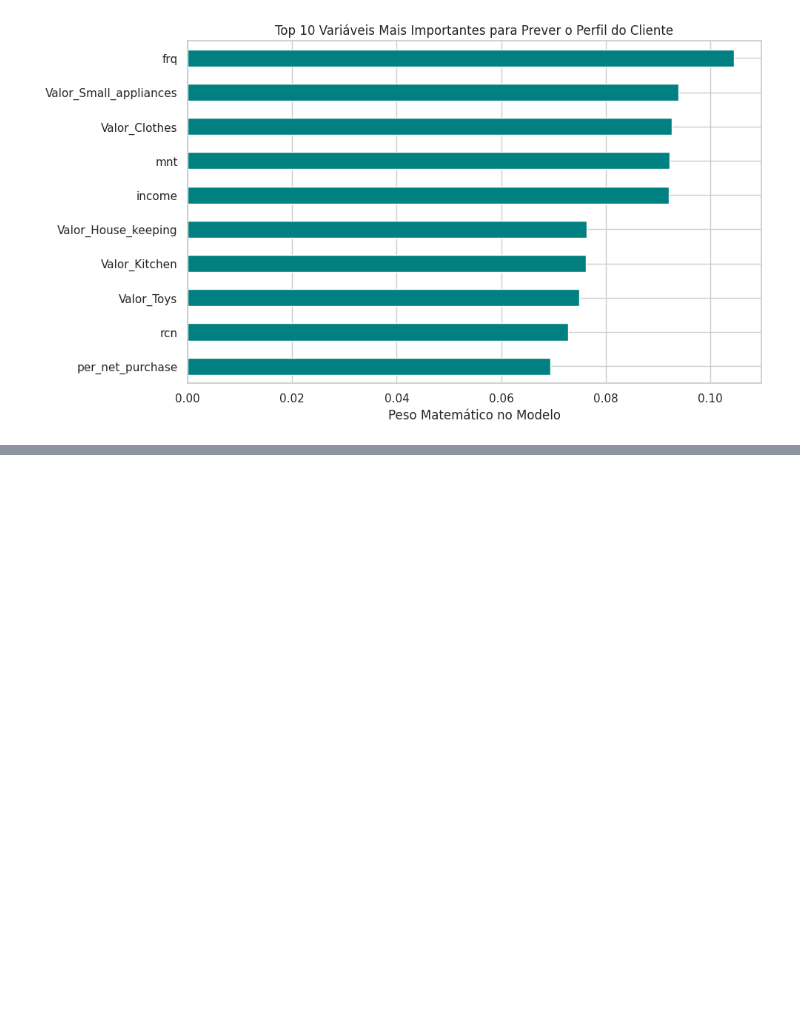
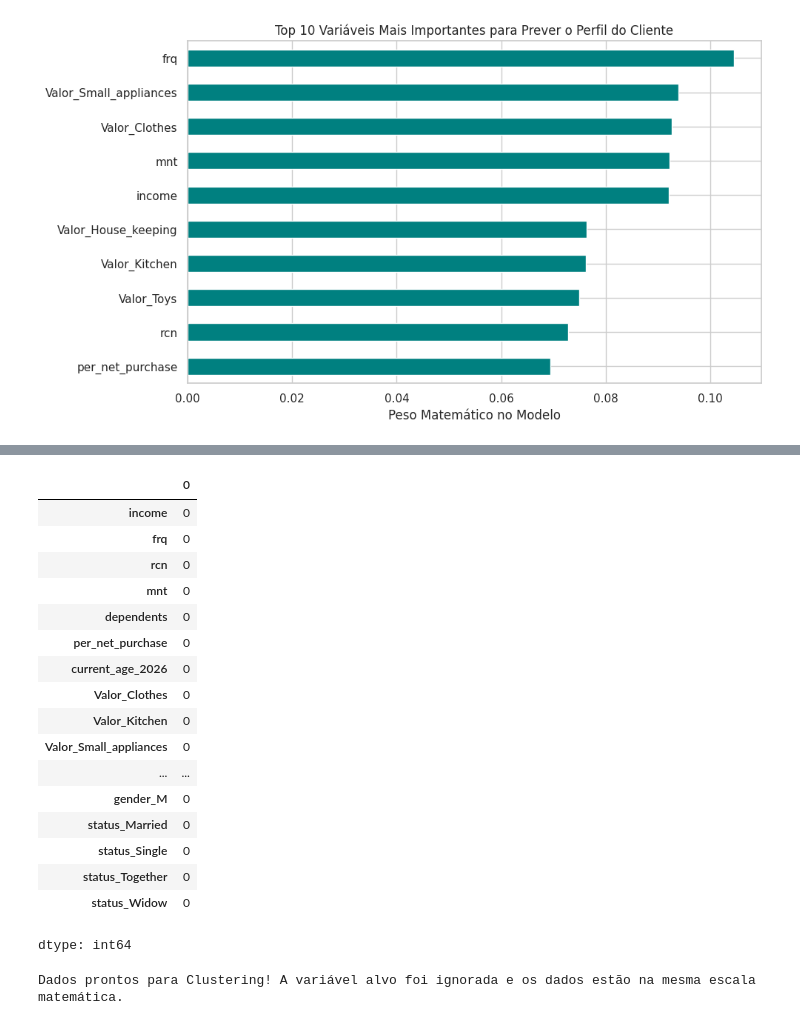
Before and after one commit to MPCCoder/Data-Science-e-Modelos-Preditivos, a Jupyter notebook: Data_Science_e_Modelos_Preditivos_Lab5.ipynb, the cells around one changed output, grey strips where cells are left out. Cells and saved outputs as stored; diff of their text form; code cells hidden in the pictures; blank space fills up the shorter version.

```diff
--- a/Data_Science_e_Modelos_Preditivos_Lab5.ipynb
+++ b/Data_Science_e_Modelos_Preditivos_Lab5.ipynb
@@ -667,0 +675,22 @@ plt.show()
+# %%
+#verificar se podemos utilizar a df_final
+df_final.isnull().sum()
+# %% [output]
+|  | 0 |
+| income | 0 |
+| frq | 0 |
+| rcn | 0 |
+| mnt | 0 |
+| dependents | 0 |
+| per_net_purchase | 0 |
+| current_age_2026 | 0 |
+| Valor_Clothes | 0 |
+| Valor_Kitchen | 0 |
+| Valor_Small_appliances | 0 |
+| ... | ... |
+| gender_M | 0 |
+| status_Married | 0 |
+| status_Single | 0 |
+| status_Together | 0 |
+| status_Widow | 0 |
+dtype: int64
@@ -667,0 +699,20 @@ plt.show()
+# %%
+from sklearn.preprocessing import StandardScaler
+import pandas as pd
+
+
+
+# 1. Recuperar o dataset preparado original
+# E remover a coluna alvo 'description' para estarmos num cenário 100% não supervisionado
+df_clustering = df_final.drop('description_encoded', axis=1)
+
+# 2. Escalar os dados (Z-Score) - CRUCIAL para o algoritmo medir distâncias corretamente
+scaler = StandardScaler()
+dados_escalados = scaler.fit_transform(df_clustering)
+
+# Criar um novo DataFrame com os dados escalados
+X_cluster = pd.DataFrame(dados_escalados, columns=df_clustering.columns)
+
+print("Dados prontos para Clustering! A variável alvo foi ignorada e os dados estão na mesma escala matemática.")
+# %% [output]
+Dados prontos para Clustering! A variável alvo foi ignorada e os dados estão na mesma escala matemática.
```
Also changed, not shown: parts of 5 cells of this notebook.
